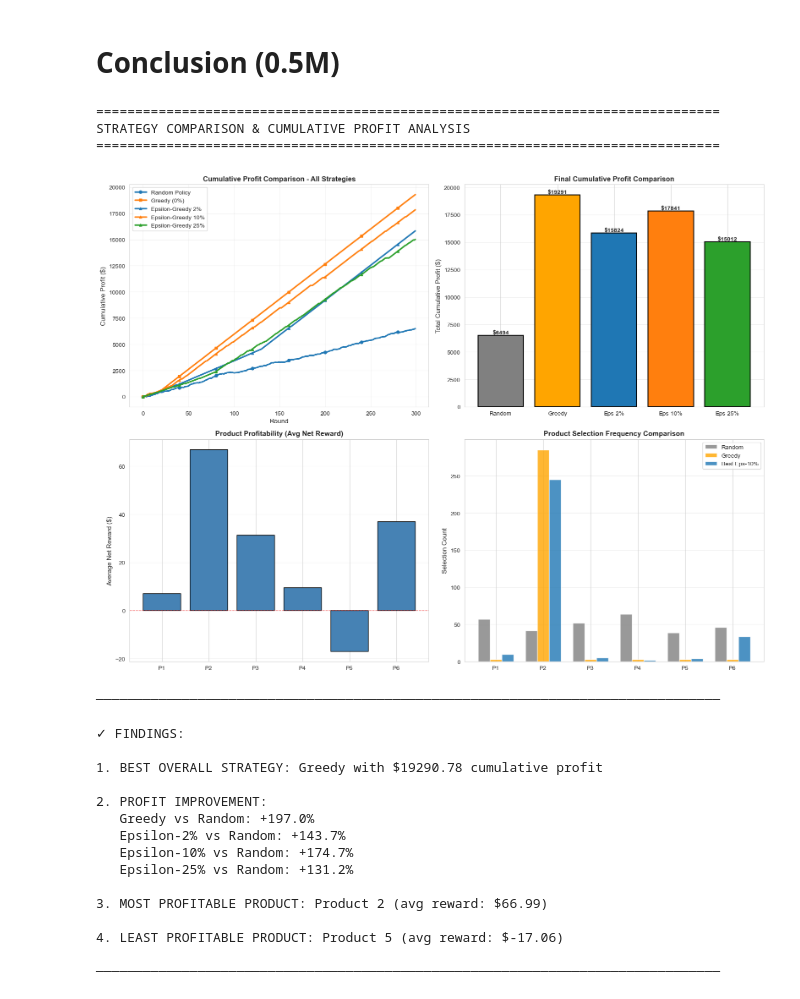
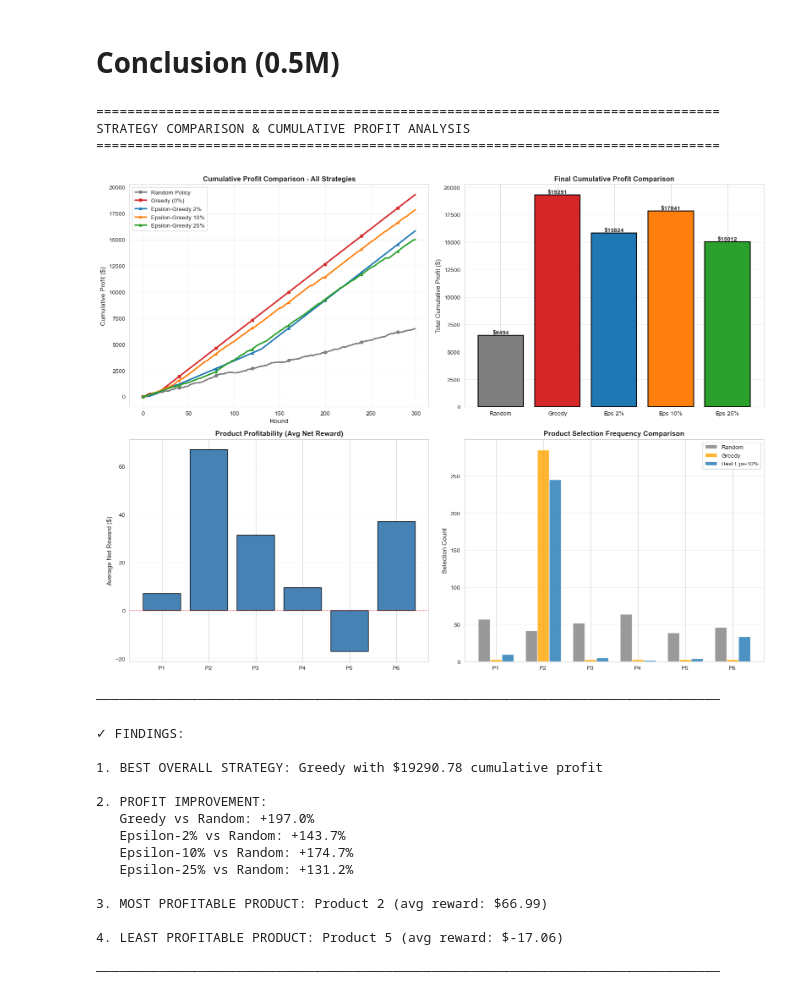
Before and after one commit to ssaraswathi30/DRLBasics, a Jupyter notebook: MAB_Assignment_1_Code_Template.ipynb, the cells around one changed output. Cells and saved outputs as stored; diff of their text form; code cells hidden in the pictures.

Commit message:
changes in color schema

```diff
--- a/MAB_Assignment_1_Code_Template.ipynb
+++ b/MAB_Assignment_1_Code_Template.ipynb
@@ -576,8 +576,8 @@ fig, axes = plt.subplots(2, 2, figsize=(16, 12))
 
 # Plot 1: All strategies cumulative profit
 ax = axes[0, 0]
-ax.plot(cumulative_random, linewidth=2.5, label='Random Policy', marker='o', markevery=40, markersize=5)
-ax.plot(cumulative_greedy, linewidth=2.5, label='Greedy (0%)', marker='s', markevery=40, markersize=5)
+ax.plot(cumulative_random, linewidth=2.5, label='Random Policy', marker='o', markevery=40, markersize=5, color='#7f7f7f')
+ax.plot(cumulative_greedy, linewidth=2.5, label='Greedy (0%)', marker='s', markevery=40, markersize=5, color='#d62728')
 
 colors = ['#1f77b4', '#ff7f0e', '#2ca02c']
 for epsilon, color in zip(epsilon_values, colors):
@@ -595,7 +595,7 @@ ax.grid(True, alpha=0.3)
 ax = axes[0, 1]
 strategies = ['Random', 'Greedy'] + [f'Eps-{e:.0%}' for e in epsilon_values]
 profits = [cumulative_random[-1], cumulative_greedy[-1]] + [epsilon_results[e]['total_profit'] for e in epsilon_values]
-colors_bar = ['gray', 'orange'] + colors
+colors_bar = ['#7f7f7f', '#d62728', '#1f77b4', '#ff7f0e', '#2ca02c']
 
 bars = ax.bar(strategies, profits, color=colors_bar, edgecolor='black', linewidth=1.5)
 ax.set_ylabel('Total Cumulative Profit ($)', fontsize=11)
@@ -635,34 +635,34 @@ ax.legend(fontsize=10)
 ax.grid(True, alpha=0.3, axis='y')
 
 plt.tight_layout()
 plt.show()
 
 # Summary findings
 print(f"\n{'─'*80}")
 print("\n✓ FINDINGS:\n")
 print(f"1. BEST OVERALL STRATEGY: ", end="")
 best_strategy = max([('Random', cumulative_random[-1]), ('Greedy', cumulative_greedy[-1])] +
                      [(f'Epsilon {e:.0%}', epsilon_results[e]['total_profit']) for e in epsilon_values],
                      key=lambda x: x[1])
 print(f"{best_strategy[0]} with ${best_strategy[1]:.2f} cumulative profit")
 
 print(f"\n2. PROFIT IMPROVEMENT:")
 random_improvement = ((cumulative_greedy[-1] - cumulative_random[-1]) / cumulative_random[-1]) * 100
 print(f"   Greedy vs Random: {random_improvement:+.1f}%")
 
 for epsilon in epsilon_values:
     eps_improvement = ((epsilon_results[epsilon]['total_profit'] - cumulative_random[-1]) / cumulative_random[-1]) * 100
     print(f"   Epsilon-{epsilon:.0%} vs Random: {eps_improvement:+.1f}%")
 
 print(f"\n3. MOST PROFITABLE PRODUCT: Product {env.best_product} (avg reward: ${env.best_mean:.2f})")
 print(f"\n4. LEAST PROFITABLE PRODUCT: Product {env.worst_product} (avg reward: ${env.worst_mean:.2f})")
 
 print(f"\n{'─'*80}\n")
 # %% [output]
 ================================================================================
 STRATEGY COMPARISON & CUMULATIVE PROFIT ANALYSIS
 ================================================================================
-[figure, old version]
+[figure, new version]
 ────────────────────────────────────────────────────────────────────────────────
 
 ✓ FINDINGS:
```
